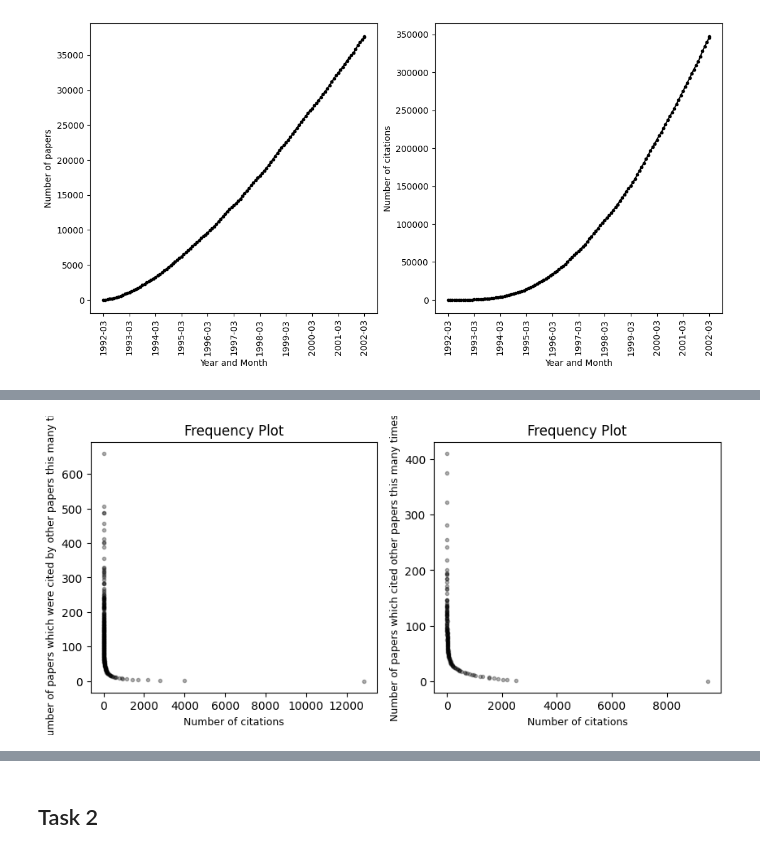
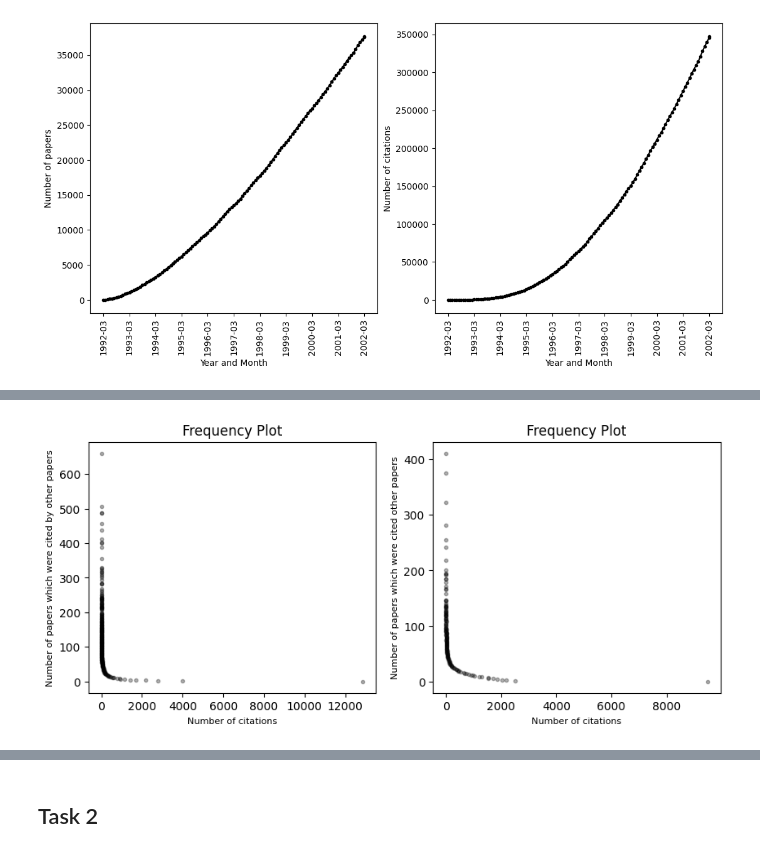
Before and after one commit to AdityaMishraOG/analyzing_citation_networks, a Jupyter notebook: 1.ipynb, the cells around one changed output, grey strips where cells are left out. Drawn from its saved outputs; the diff is of its cells as text; code cells hidden in the pictures.

```diff
--- a/1.ipynb
+++ b/1.ipynb
@@ -199,35 +216,41 @@ def plot_graph_degrees(G):
     in_degrees = dict(sorted(in_degrees.items(), key=lambda item: -item[1]))
     out_degrees = dict(sorted(out_degrees.items(), key = lambda item: -item[1]))
 
     def plot_function(arr, xlabel, ylabel):
         d = {}
         for e in arr:
             if e not in d:
                 d[e]=1
             else:
                 d[e]+=1
         x = np.array(list(d.values()))
         y = np.array(list(d.keys()))
 
+        # messing around
+        # index_of_max = np.argmax(x)
+        # x = np.delete(x, index_of_max)
+        # y = np.delete(y, index_of_max)
+        ####
+
         plt.scatter(x=x,y=y, marker=".", alpha=0.3, color="black")
         xlab = plt.xlabel(xlabel=xlabel)
-        xlab.set_fontsize(9)
+        xlab.set_fontsize(8)
         ylab = plt.ylabel(ylabel=ylabel)
-        ylab.set_fontsize(9)
+        ylab.set_fontsize(8)
         plt.title("Frequency Plot")
 
 
     in_degrees_values = np.array(list(in_degrees.values()))
     out_degrees_values = np.array(list(out_degrees.values()))
 
     plt.figure(figsize=(10, 4))
     plt.subplot(1, 2, 1)
-    plot_function(in_degrees_values, xlabel="Number of citations", ylabel="Number of papers which were cited by other papers this many times")
+    plot_function(in_degrees_values, xlabel="Number of citations", ylabel="Number of papers which were cited by other papers")
     plt.subplot(1, 2, 2)
-    plot_function(out_degrees_values, xlabel="Number of citations", ylabel="Number of papers which cited other papers this many times")
+    plot_function(out_degrees_values, xlabel="Number of citations", ylabel="Number of papers which were cited other papers")
     plt.show()
 
 
 plot_graph_degrees(G)
 # %% [output]
-[figure, old version]
+[figure, new version]
```
Also changed, not shown: parts of 36 cells of this notebook, 3 other files.
